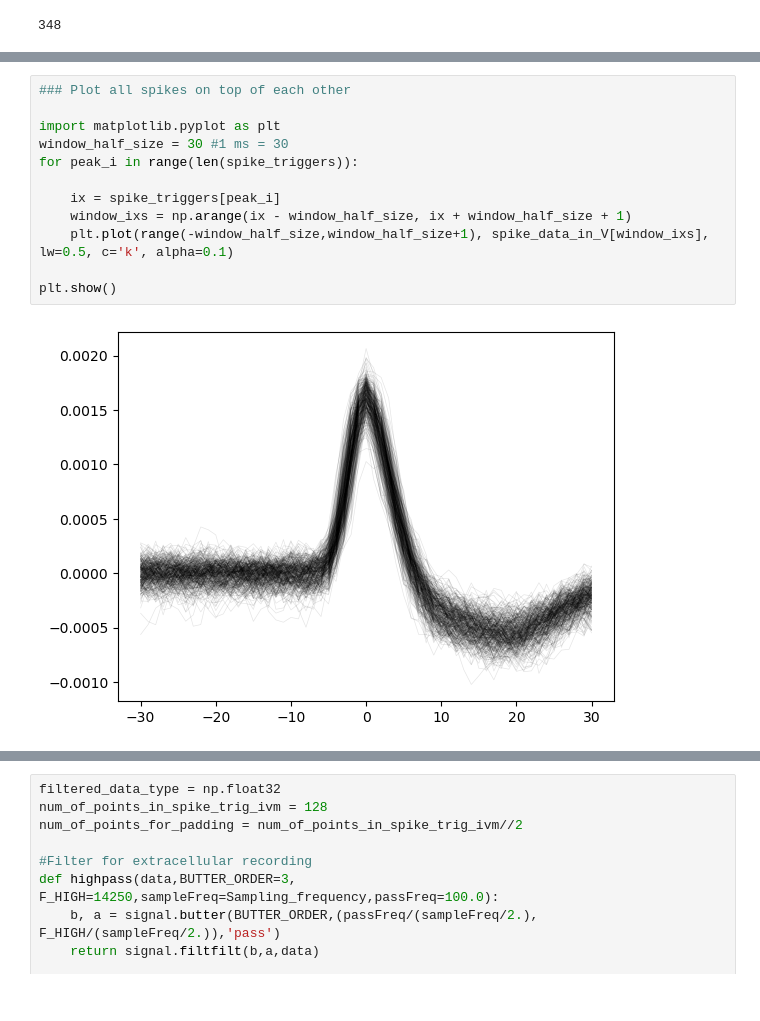
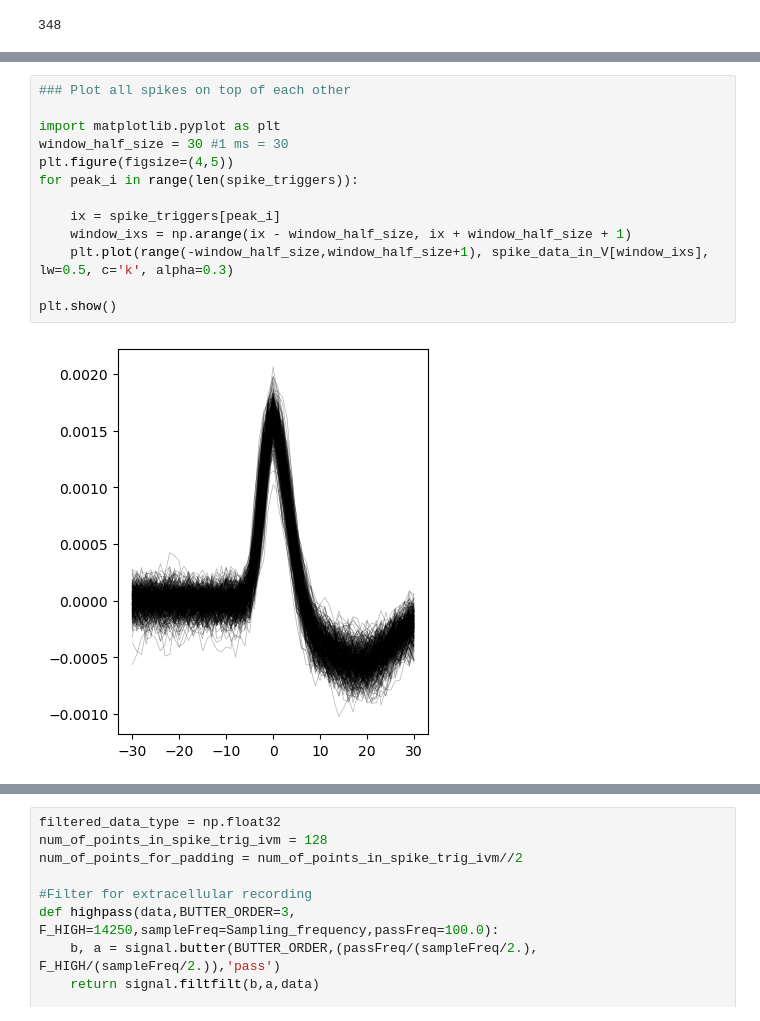
Before and after one commit to dyballa/TempoSort, a Jupyter notebook: data/2016_rat_cortex_Neto_et_al/Analysis-2014_11_25_Pair_3_0-juxta-vs-extra.ipynb, the cells around one changed output, grey strips where cells are left out. Cells and saved outputs as stored; diff of their text form.

```diff
--- a/data/2016_rat_cortex_Neto_et_al/Analysis-2014_11_25_Pair_3_0-juxta-vs-extra.ipynb
+++ b/data/2016_rat_cortex_Neto_et_al/Analysis-2014_11_25_Pair_3_0-juxta-vs-extra.ipynb
@@ -113,14 +120,15 @@ plt.plot(window_ixs / Sampling_frequency, spike_data_in_V[window_ixs])
 # %%
 ### Plot all spikes on top of each other
 
 import matplotlib.pyplot as plt
 window_half_size = 30 #1 ms = 30
+plt.figure(figsize=(4,5))
 for peak_i in range(len(spike_triggers)):
 
     ix = spike_triggers[peak_i]
     window_ixs = np.arange(ix - window_half_size, ix + window_half_size + 1)
-    plt.plot(range(-window_half_size,window_half_size+1), spike_data_in_V[window_ixs], lw=0.5, c='k', alpha=0.1)
+    plt.plot(range(-window_half_size,window_half_size+1), spike_data_in_V[window_ixs], lw=0.5, c='k', alpha=0.3)
 
 plt.show()
 # %% [output]
-[figure, old version]
+[figure, new version]
```
Also changed, not shown: parts of 21 cells of this notebook.
